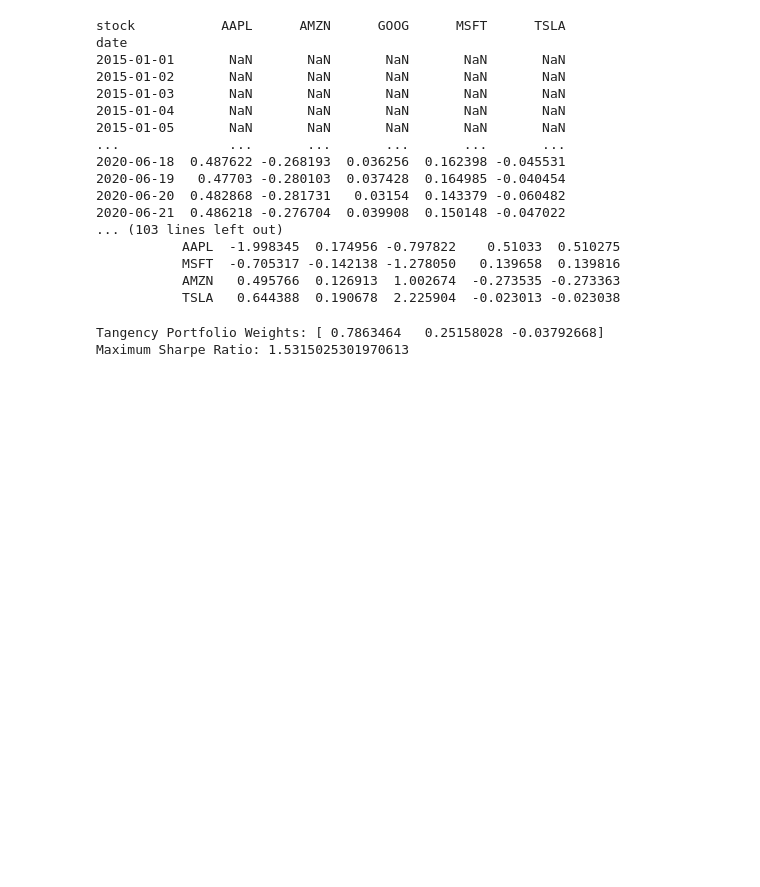
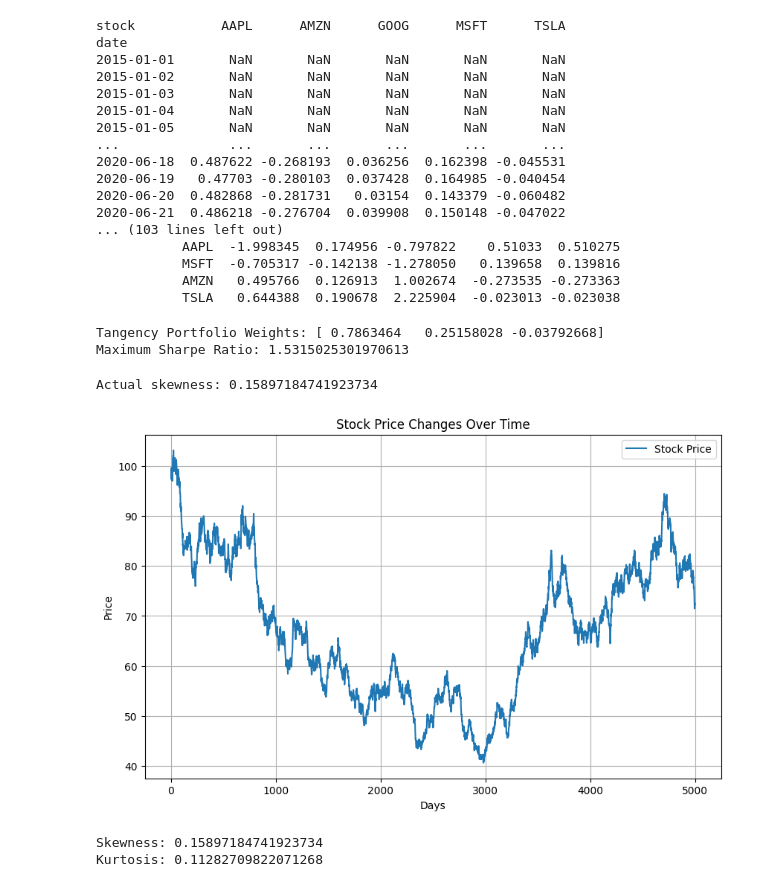
Before and after one commit to zhouchen1006/demo-repo2, a Jupyter notebook: scikitlearn.ipynb, the cells around one changed output. Saved outputs shown, nothing was run; the diff lists cells and outputs as text; code cells hidden in the pictures; blank space fills up the shorter version.

```diff
--- a/scikitlearn.ipynb
+++ b/scikitlearn.ipynb
@@ -799,3 +799,63 @@ print("Maximum Sharpe Ratio:", sharpe_ratio)
 # %% [output]
 Tangency Portfolio Weights: [ 0.7863464   0.25158028 -0.03792668]
 Maximum Sharpe Ratio: 1.5315025301970613
+# %%
+import numpy as np
+import pandas as pd
+import matplotlib.pyplot as plt
+from scipy.stats import skewnorm, kurtosis, skew
+
+def generate_skewed_kurtotic_returns(n_days, skewness, kurtosis_excess, mean_return, std_dev):
+    """
+    Generate random stock returns with specified skewness and kurtosis.
+
+    Parameters:
+    n_days (int): Number of days.
+    skewness (float): Desired skewness.
+    kurtosis_excess (float): Desired excess kurtosis (kurtosis - 3).
+    mean_return (float): Mean of the returns.
+    std_dev (float): Standard deviation of the returns.
+
+    Returns:
+    np.ndarray: Array of random returns.
+    """
+    # Generate random numbers from a skew-normal distribution
+    a = skewness  # Skewness parameter
+    returns = skewnorm.rvs(a, loc=mean_return, scale=std_dev, size=n_days)
+    actual_skewness = skew(returns)
+    print("Actual skewness:", actual_skewness)
+
+    return returns
+np.random.seed(42)  # For reproducibility
+# Parameters
+n_days = 5000  # Number of days
+initial_price = 100  # Starting stock price
+skewness = 1# Specify the skewness
+kurtosis_excess = 00  # Specify the kurtosis (excess)
+mean_return = -0.0056  # Mean daily return
+std_dev = 0.01  # Standard deviation of daily returns
+
+# Generate random returns with specified skewness and kurtosis
+returns = generate_skewed_kurtotic_returns(n_days, skewness, kurtosis_excess, mean_return, std_dev)
+
+# Calculate price changes
+prices = initial_price * np.exp(np.cumsum(returns))
+
+# Plot the price changes
+plt.figure(figsize=(10, 6))
+plt.plot(prices, label="Stock Price")
+plt.title("Stock Price Changes Over Time")
+plt.xlabel("Days")
+plt.ylabel("Price")
+plt.legend()
+plt.grid()
+plt.show()
+
+# Verify skewness and kurtosis
+print(f"Skewness: {skew(returns)}")
+print(f"Kurtosis: {kurtosis(returns)}")
+# %% [output]
+Actual skewness: 0.15897184741923734
+[figure, added]
+Skewness: 0.15897184741923734
+Kurtosis: 0.11282709822071268
```
Also changed, not shown: parts of 4 cells of this notebook.
